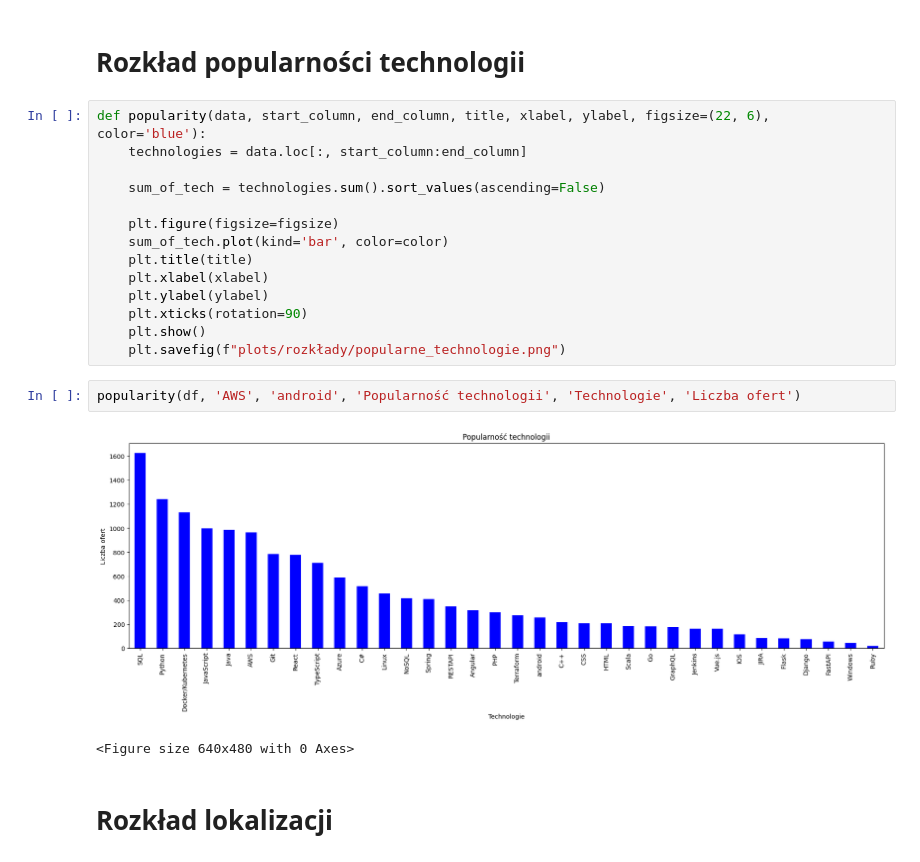
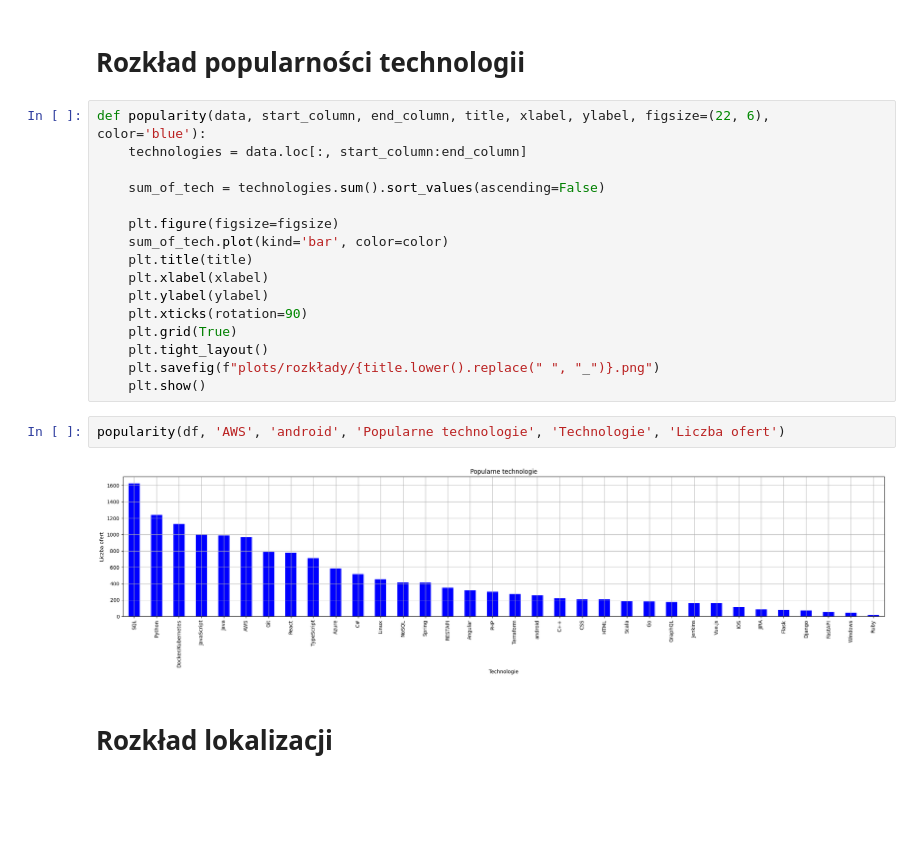
Before and after one commit to lukaszfabia/IT-salary-predictor, a Jupyter notebook: analysis/analysis.ipynb, the cells around one changed output. Cells and saved outputs as stored; diff of their text form; blank space fills up the shorter version.

```diff
--- a/analysis/analysis.ipynb
+++ b/analysis/analysis.ipynb
@@ -322,13 +317,14 @@ def popularity(data, start_column, end_column, title, xlabel, ylabel, figsize=(2
     plt.xlabel(xlabel)
     plt.ylabel(ylabel)
     plt.xticks(rotation=90)
+    plt.grid(True)
+    plt.tight_layout()
+    plt.savefig(f"plots/rozkłady/{title.lower().replace(" ", "_")}.png")
     plt.show()
-    plt.savefig(f"plots/rozkłady/popularne_technologie.png")
 # %%
-popularity(df, 'AWS', 'android', 'Popularność technologii', 'Technologie', 'Liczba ofert')
+popularity(df, 'AWS', 'android', 'Popularne technologie', 'Technologie', 'Liczba ofert')
 # %% [output]
-[figure, old version]
+[figure, new version]
-<Figure size 640x480 with 0 Axes>
 # %% [markdown]
 # Rozkład lokalizacji
 # %%
```
Also changed, not shown: parts of 25 cells of this notebook, 32 other files.
